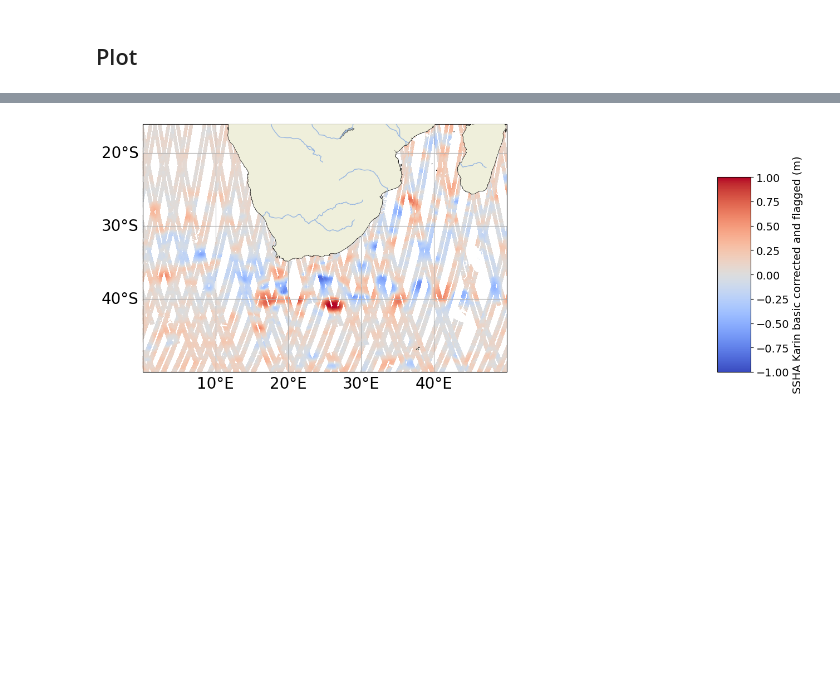
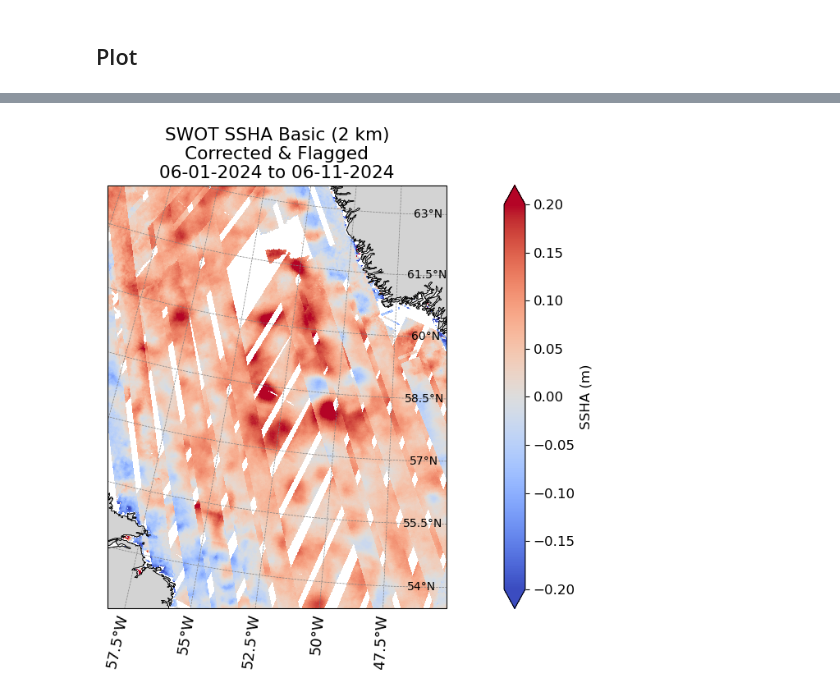
Before and after one commit to mjzahn/SWOT_exploratory, a Jupyter notebook: SWOT_Karin_plot_Basic.ipynb, the cells around one changed output, grey strips where cells are left out. Saved outputs shown, nothing was run; the diff lists cells and outputs as text; code cells hidden in the pictures; blank space fills up the shorter version.

Commit message:
SWOT plots

```diff
--- a/SWOT_Karin_plot_Basic.ipynb
+++ b/SWOT_Karin_plot_Basic.ipynb
@@ -65,10 +46,12 @@ latmax = -16
 # %%
 #retrieves granule from the day we want
 #Version D: new version
+
 #Basic: 2km
 #Unsmoothed: 250m but separated between left and right swath (2 groups)
 #Expert: just contains many many variables
+
 karin_results_basic = earthaccess.search_data(short_name = 'SWOT_L2_LR_SSH_D',
-                                        temporal = ("2024-10-01", "2024-10-11"),
-                                        bounding_box = (lonmin,latmin,lonmax,latmax),
-                                       granule_name = '*Basic*')
+                                              temporal = ("2024-06-01", "2024-06-11"),
+                                              bounding_box = (lonmin,latmin,lonmax,latmax),
+                                              granule_name = '*Basic*')
@@ -77,5 +58,5 @@ Granules found: 46
 # %%
 #opens granules and load into xarray dataset
-ds_basic = xr.open_mfdataset(earthaccess.open(karin_results_basic), combine='nested', concat_dim="num_lines", decode_times=False, engine='h5netcdf')
+ds_basic = xr.open_mfdataset(earthaccess.open(karin_results_basic), combine='nested', concat_dim="num_lines", decode_times=True, engine='h5netcdf')
 ds_basic
 # %% [output]
@@ -151,5 +209,10 @@ Attributes: (0)
 # %%
-flag_masks = [1,2,4,8,16,64,128,256,1024,2048,4096,8192,32768,65536,131072,262144,524288,16777216,33554432,67108864,536870912,1073741824,2147483648]
+# without 512
+# flag_masks = [1,2,4,8,16,64,128,256,1024,2048,4096,8192,32768,65536,131072,262144,524288,16777216,33554432,67108864,536870912,1073741824,2147483648]
+
+# all flags removed
+flag_masks = ds_basic.ssha_karin_2_qual.flag_masks
+
 qual = ds_basic.ssha_karin_2_qual.astype("uint32")
 bad_mask = xr.zeros_like(qual, dtype=bool)
 for f in flag_masks:
@@ -166,0 +225,2 @@ land=True
+# %%
+ssha_corrected = ds_basic.ssha_karin_2_corrected
@@ -167,15 +255,38 @@ land=True
 # %%
-fig = plt.figure(figsize=(15,5))
-data_proj = cartopy.crs.PlateCarree(central_longitude=25)
-map_proj = cartopy.crs.PlateCarree(central_longitude=25)
-ax, gl = init_cartopy(map_proj, box, latstep, lonstep, land)
-palette=plt.cm.seismic
-palette.set_bad('w',1.0)
-pp=ds_basic.ssha_karin_2_corrected.plot.pcolormesh(ax=ax, transform=ccrs.PlateCarree(), x="longitude", y="latitude", vmin =-1, vmax=1, cmap='coolwarm', add_colorbar=False)
-plt.subplots_adjust(right=0.85,left=0.01,top=0.99,bottom=0.1)
-cbar_ax = fig.add_axes([0.9, 0.1, 0.04, 0.7])
-h=plt.colorbar(pp, cax=cbar_ax,orientation='vertical')
-h.set_label('SSHA Karin basic corrected and flagged (m)',fontsize=14)
-h.ax.tick_params(labelsize=14)
+plt.rcParams['font.size'] = 13
+
+fig = plt.figure(figsize=(10, 7))
+map_proj = ccrs.NorthPolarStereo(central_longitude=-45)
+ax = fig.add_subplot(1, 1, 1, projection=map_proj)
+
+ax.set_extent([-58.5, -45, 53.5, 63], crs=ccrs.PlateCarree())
+# ax.set_extent([-60, -40, 52, 65], crs=ccrs.PlateCarree())  # Greenland region
+
+for feature, kwargs in [
+    ('land', dict(facecolor='lightgray', edgecolor='black')),
+    ('coastline', dict(facecolor='none', edgecolor='black')),
+]:
+    ax.add_feature(cfeature.NaturalEarthFeature('physical', feature, '10m', **kwargs), linewidth=0.5)
+
+gl = ax.gridlines(draw_labels=True, linewidth=0.5, color='gray', linestyle='--')
+gl.top_labels = False
+gl.right_labels = False
+gl.left_labels = True
+gl.bottom_labels = True
+gl.ylabel_style = {'size': 10, 'rotation': 0}  # keeps lat labels upright on outside
+
+pp = ssha_corrected.plot.pcolormesh(
+    ax=ax, transform=ccrs.PlateCarree(), x="longitude", y="latitude",
+    vmin=-0.2, vmax=0.2, cmap="coolwarm", add_colorbar=False,
+)
+
+cbar = plt.colorbar(pp, ax=ax, orientation="vertical", extend='both', fraction=0.03, pad=0.08)
+cbar.set_label("SSHA (m)", fontsize=12)
+cbar.ax.tick_params(labelsize=12)
+
+plt.title(f'SWOT SSHA Basic (2 km)\nCorrected & Flagged\n{title_time}')
+
+plt.tight_layout()
+plt.show()
 # %% [output]
-[figure, old version]
+[figure, new version]
```
Also changed, not shown: parts of 25 cells of this notebook, 2 other files.
